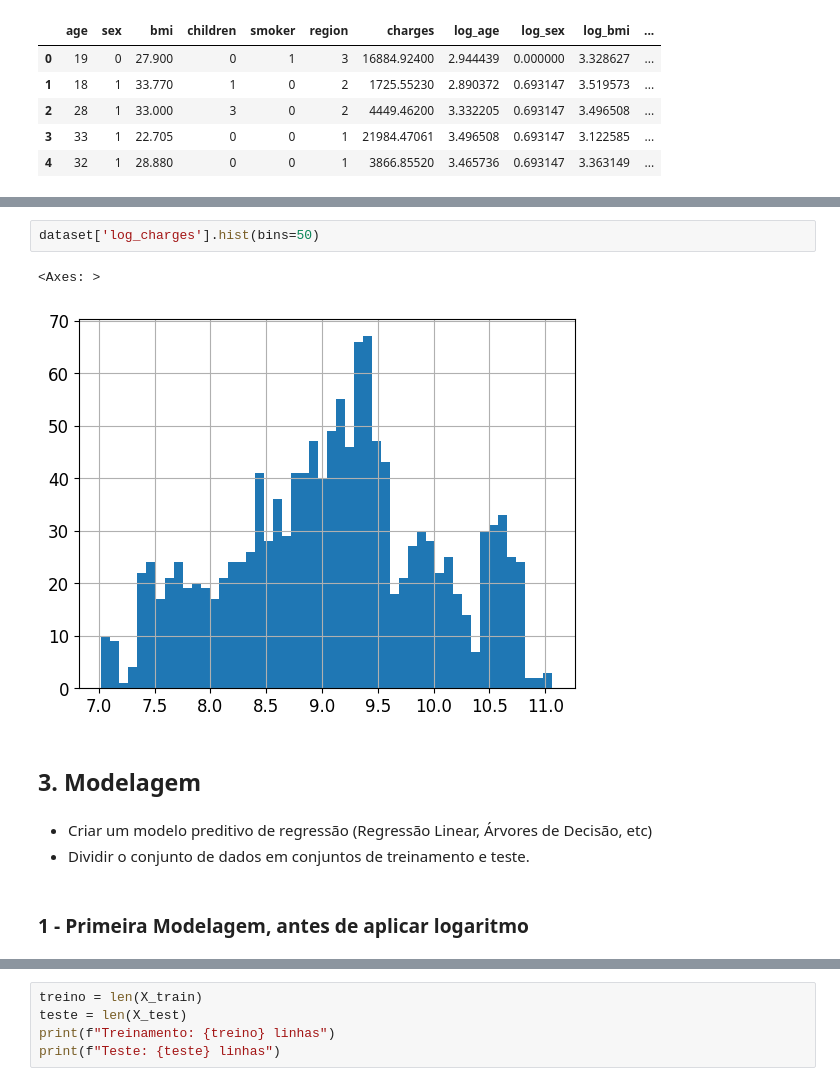
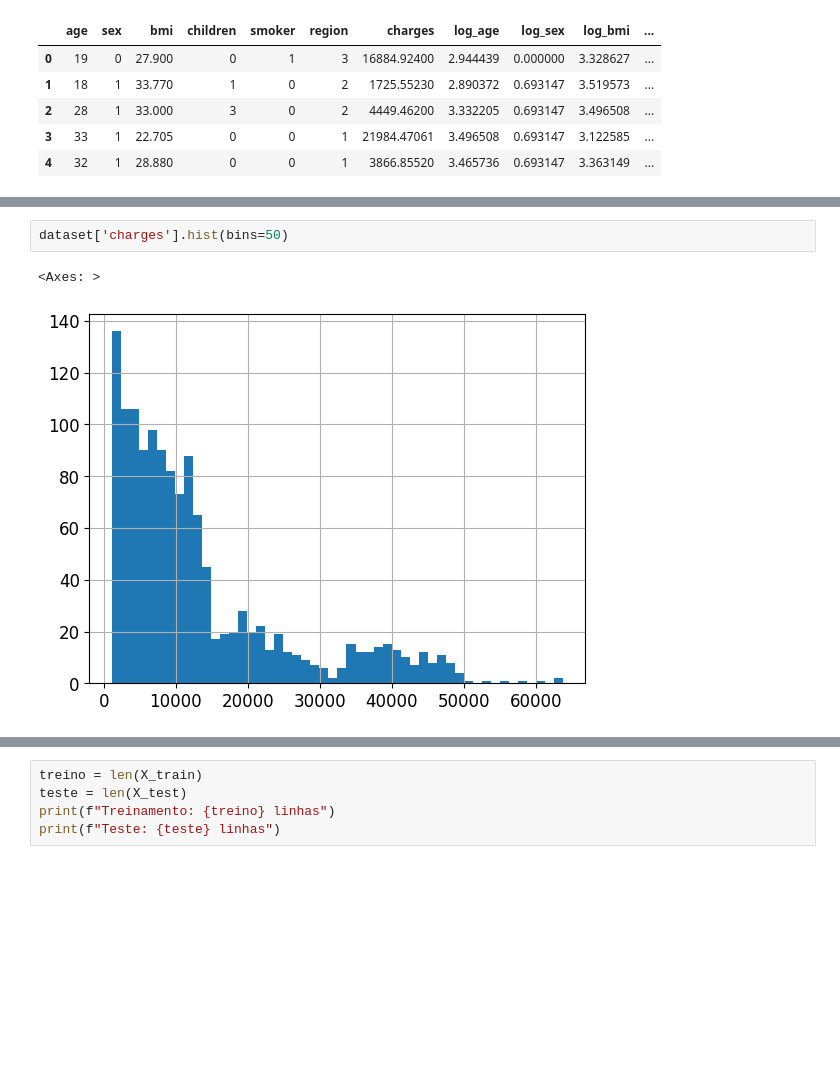
Before and after one commit to biancaalvesb/FIAP_POS_IA_ML, a Jupyter notebook: regressao_tech_challenge_1.ipynb, the cells around one changed output, grey strips where cells are left out. Drawn from its saved outputs; the diff is of its cells as text; blank space fills up the shorter version.

```diff
--- a/regressao_tech_challenge_1.ipynb
+++ b/regressao_tech_challenge_1.ipynb
@@ -263,12 +314,5 @@ dataset.head()
 # %%
-dataset['log_charges'].hist(bins=50)
+dataset['charges'].hist(bins=50)
 # %% [output]
 <Axes: >
-[figure, old version]
+[figure, new version]
-# %% [markdown]
-## 3. Modelagem
-# %% [markdown]
-- Criar um modelo preditivo de regressão (Regressão Linear, Árvores de Decisão, etc)
-- Dividir o conjunto de dados em conjuntos de treinamento e teste.
-# %% [markdown]
-### 1 - Primeira Modelagem, antes de aplicar logaritmo
```
Also changed, not shown: parts of 33 cells of this notebook.
